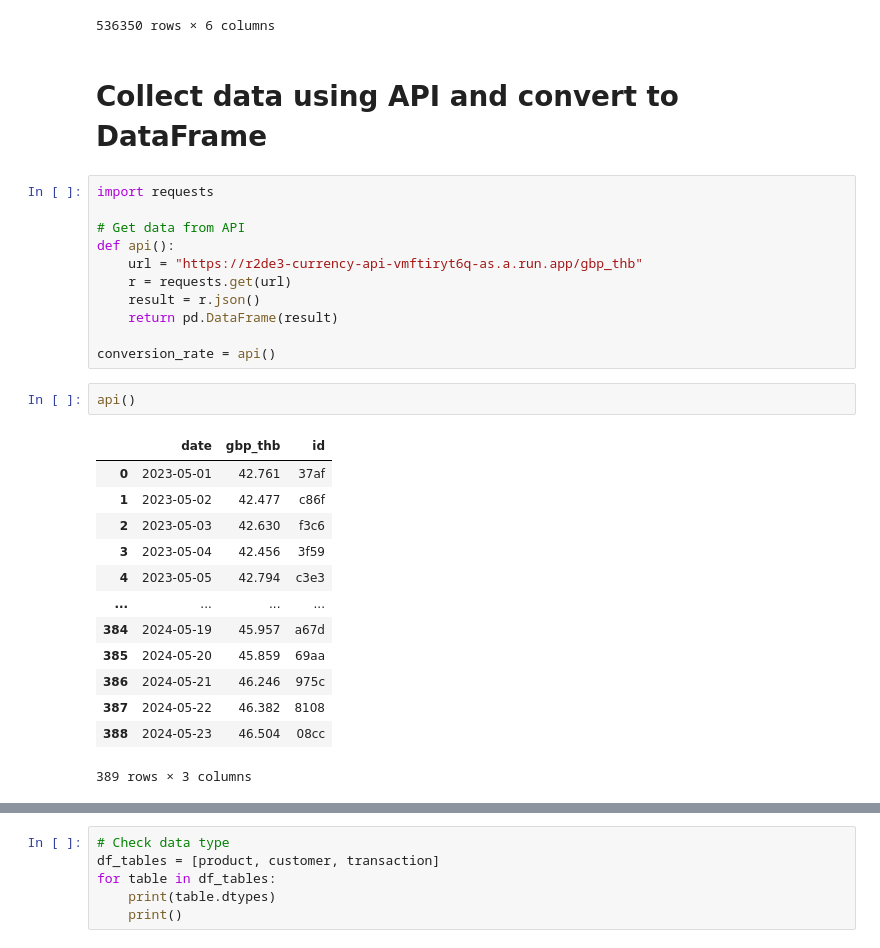
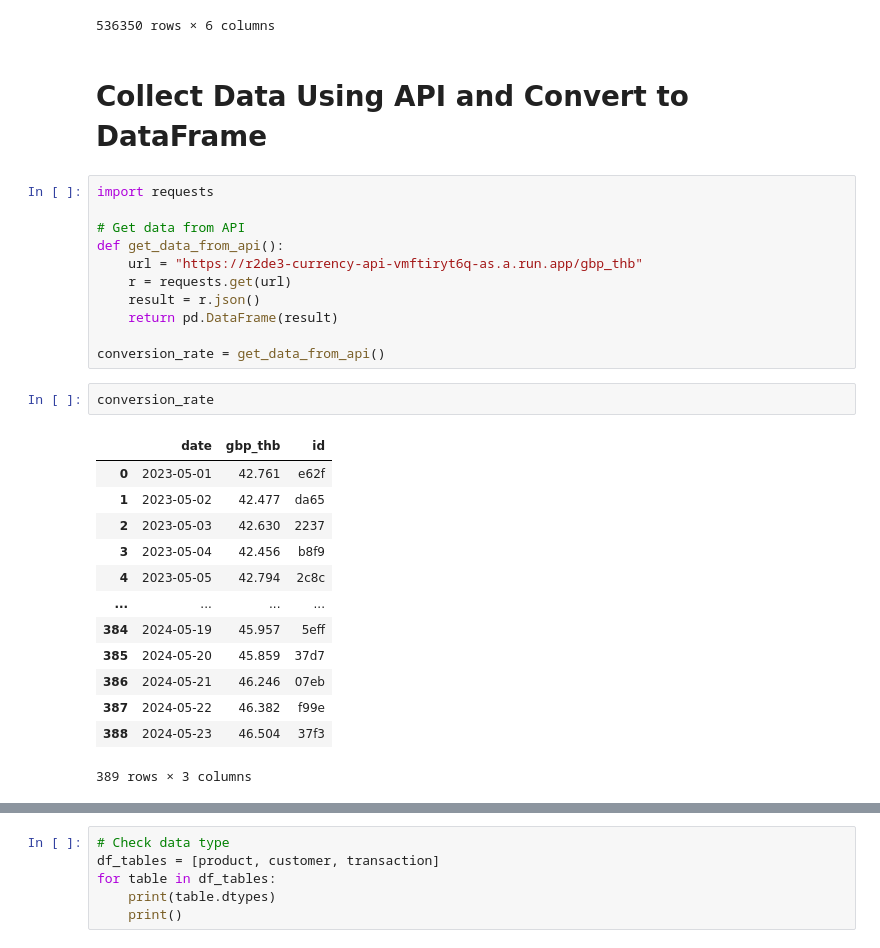
Before and after one commit to TeenGai/Road-to-Data-Engineer, a Jupyter notebook: Clean_data_with_Pandas/clean.ipynb, the cells around one changed output, grey strips where cells are left out. Cells and saved outputs as stored; diff of their text form.

```diff
--- a/Clean_data_with_Pandas/clean.ipynb
+++ b/Clean_data_with_Pandas/clean.ipynb
@@ -113,31 +113,31 @@ transaction
 | 536349 | C536548 | 2023-05-03 | 22767 | 20.45 | -2 | 12472.0 |
 536350 rows × 6 columns
 # %% [markdown]
-# Collect data using API and convert to DataFrame
+# Collect Data Using API and Convert to DataFrame
 # %%
 import requests
 
 # Get data from API
-def api():
+def get_data_from_api():
     url = "https://r2de3-currency-api-vmftiryt6q-as.a.run.app/gbp_thb"
     r = requests.get(url)
     result = r.json()
     return pd.DataFrame(result)
 
-conversion_rate = api()
+conversion_rate = get_data_from_api()
-# %%
-api()
-# %% [output]
-|  | date | gbp_thb | id |
-| 0 | 2023-05-01 | 42.761 | 37af |
-| 1 | 2023-05-02 | 42.477 | c86f |
-| 2 | 2023-05-03 | 42.630 | f3c6 |
-| 3 | 2023-05-04 | 42.456 | 3f59 |
-| 4 | 2023-05-05 | 42.794 | c3e3 |
-| ... | ... | ... | ... |
-| 384 | 2024-05-19 | 45.957 | a67d |
-| 385 | 2024-05-20 | 45.859 | 69aa |
-| 386 | 2024-05-21 | 46.246 | 975c |
-| 387 | 2024-05-22 | 46.382 | 8108 |
-| 388 | 2024-05-23 | 46.504 | 08cc |
-389 rows × 3 columns
+# %%
+conversion_rate
+# %% [output]
+|  | date | gbp_thb | id |
+| 0 | 2023-05-01 | 42.761 | e62f |
+| 1 | 2023-05-02 | 42.477 | da65 |
+| 2 | 2023-05-03 | 42.630 | 2237 |
+| 3 | 2023-05-04 | 42.456 | b8f9 |
+| 4 | 2023-05-05 | 42.794 | 2c8c |
+| ... | ... | ... | ... |
+| 384 | 2024-05-19 | 45.957 | 5eff |
+| 385 | 2024-05-20 | 45.859 | 37d7 |
+| 386 | 2024-05-21 | 46.246 | 07eb |
+| 387 | 2024-05-22 | 46.382 | f99e |
+| 388 | 2024-05-23 | 46.504 | 37f3 |
+389 rows × 3 columns
```
Also changed, not shown: parts of 36 cells of this notebook.
